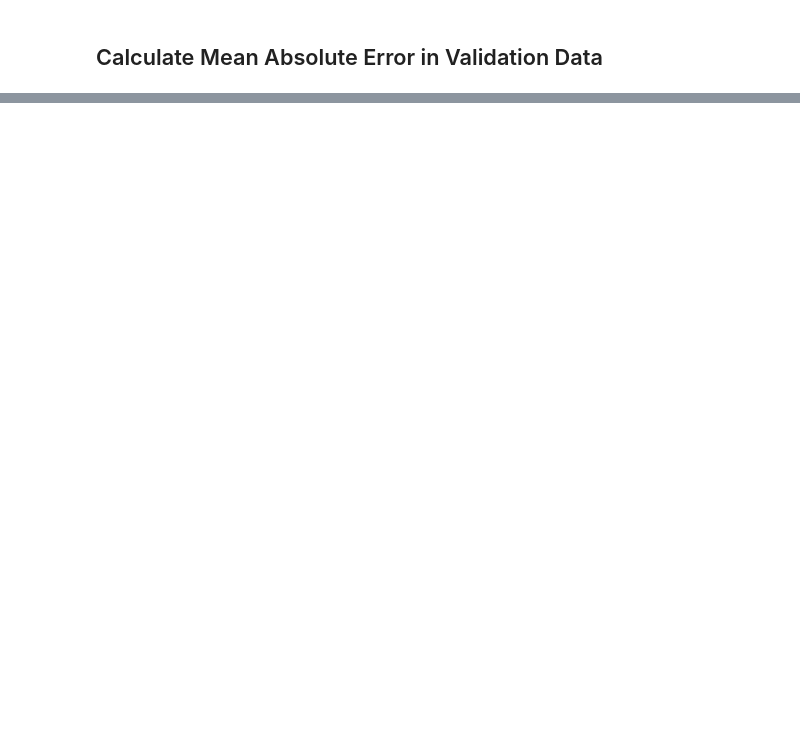
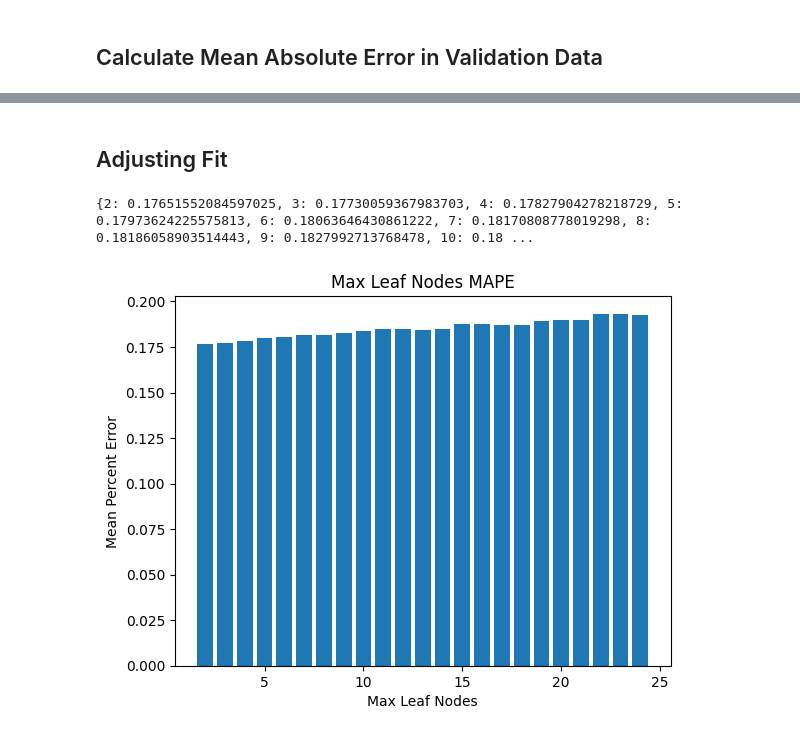
Before and after one commit to joshuafrellte/Teen-Mental-Health_Model, a Jupyter notebook: Jupyter_Test.ipynb, the cells around one changed output, grey strips where cells are left out. Drawn from its saved outputs; the diff is of its cells as text; code cells hidden in the pictures; blank space fills up the shorter version.

```diff
--- a/Jupyter_Test.ipynb
+++ b/Jupyter_Test.ipynb
@@ -89,0 +108,28 @@ print("{:.4%}".format(val_mae))
+# %% [markdown]
+## Adjusting Fit
+# %%
+from sklearn.metrics import mean_absolute_error
+import matplotlib.pyplot as plt
+
+def get_mae(model_type, max_leaf_nodes, train_X, val_X, train_y, val_y):
+    model = model_type(max_leaf_nodes=max_leaf_nodes)
+    model.fit(train_X, train_y)
+    val_predictions = model.predict(val_X)
+    mae = mean_absolute_percentage_error(val_y, val_predictions)
+    return mae
+
+MLN = {}
+for max_leaf_nodes in range(2, 25):
+    MLN[max_leaf_nodes] = get_mae(DecisionTreeRegressor, max_leaf_nodes, train_X, val_X, train_y, val_y)
+    # print("{} Max Leaf Nodes: {:.2%}".format(max_leaf_nodes, get_mae(max_leaf_nodes, train_X, val_X, train_y, val_y)))
+# print("{} Max Leaf Nodes: {:.2%}".format(teenmh_model.tree_.n_leaves, get_mae(max_leaf_nodes, train_X, val_X, train_y, val_y)))
+
+print(MLN)
+plt.bar(list(MLN.keys()), list(MLN.values()))
+plt.title('Max Leaf Nodes MAPE')
+plt.xlabel('Max Leaf Nodes')
+plt.ylabel('Mean Percent Error')
+plt.show()
+# %% [output]
+{2: 0.17651552084597025, 3: 0.17730059367983703, 4: 0.17827904278218729, 5: 0.17973624225575813, 6: 0.18063646430861222, 7: 0.18170808778019298, 8: 0.18186058903514443, 9: 0.1827992713768478, 10: 0.18 ...
+[figure, added]
```
Also changed, not shown: parts of 7 cells of this notebook.
